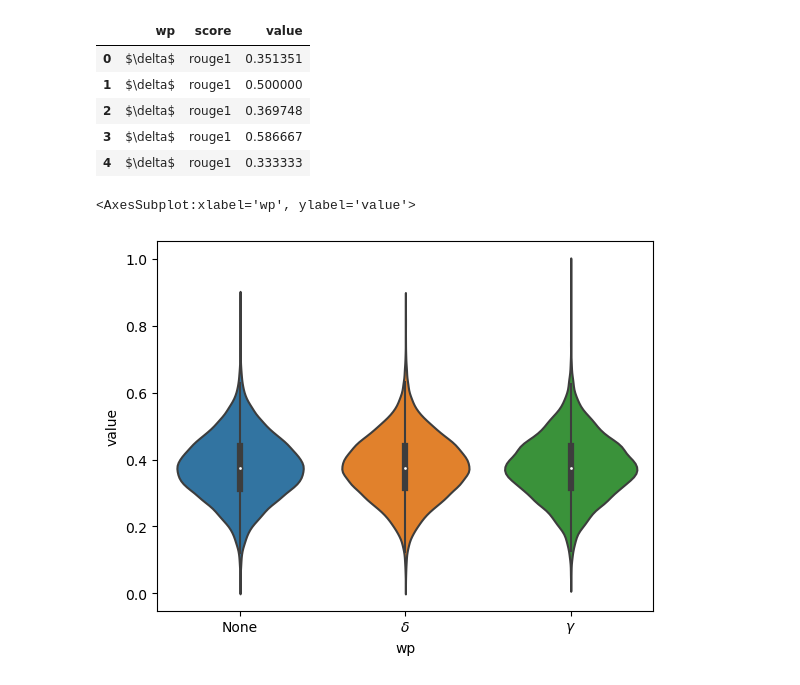
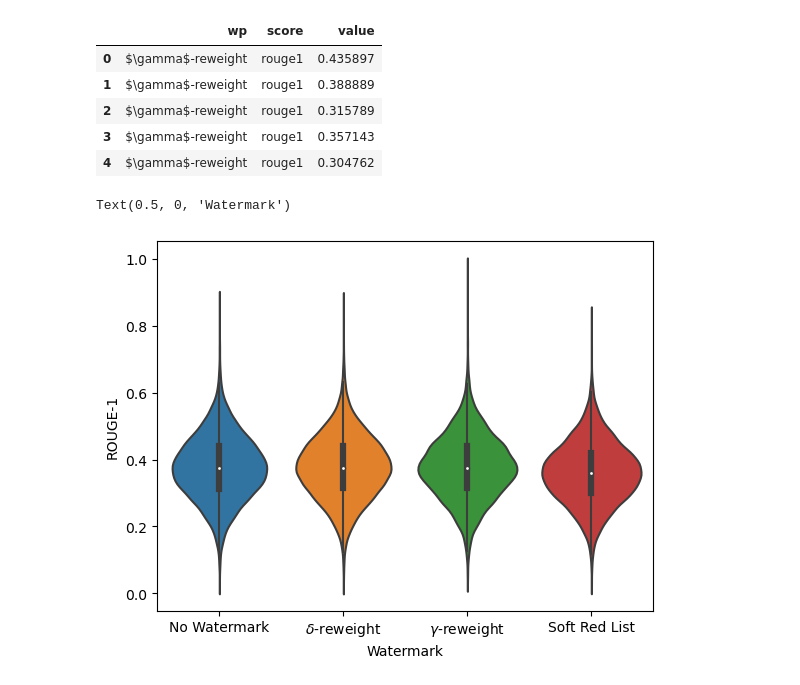
Before and after one commit to xiaoniu-578fa6bff964d005/UnbiasedWatermark, a Jupyter notebook: plot.ipynb, the cells around one changed output. Saved outputs shown, nothing was run; the diff lists cells and outputs as text; code cells hidden in the pictures.

```diff
--- a/plot.ipynb
+++ b/plot.ipynb
@@ -11,13 +11,18 @@ import json
 rouge=json.load(open('data/text_summarization_rouge.json'))
 # %%
 # nested dict to dataframe
+show_wp = ["No Watermark", "$\delta$-reweight", "$\gamma$-reweight", "Soft Red List"]
 def map_wp_str(wp_str):
     if "Delta" in wp_str:
-        return "$\delta$"
+        return show_wp[1]
     elif "Gamma" in wp_str:
-        return "$\gamma$"
+        return show_wp[2]
+    elif "John" in wp_str:
+        return show_wp[3]
+    if wp_str == "None":
+        return show_wp[0]
     else:
-        return wp_str
+        raise ValueError("Unknown watermark: {}".format(wp_str))
 df = pd.DataFrame.from_dict(
     [{"wp": map_wp_str(wp_str), "score": score_str, "value": score}
      for wp_str in rouge for score_str in rouge[wp_str] for score in rouge[wp_str][score_str]],
@@ -25,14 +30,16 @@ df = pd.DataFrame.from_dict(
 df.head()
 # %% [output]
 |  | wp | score | value |
-| 0 | $\delta$ | rouge1 | 0.351351 |
-| 1 | $\delta$ | rouge1 | 0.500000 |
-| 2 | $\delta$ | rouge1 | 0.369748 |
-| 3 | $\delta$ | rouge1 | 0.586667 |
-| 4 | $\delta$ | rouge1 | 0.333333 |
+| 0 | $\gamma$-reweight | rouge1 | 0.435897 |
+| 1 | $\gamma$-reweight | rouge1 | 0.388889 |
+| 2 | $\gamma$-reweight | rouge1 | 0.315789 |
+| 3 | $\gamma$-reweight | rouge1 | 0.357143 |
+| 4 | $\gamma$-reweight | rouge1 | 0.304762 |
 # %%
 import seaborn as sns
-sns.violinplot(data=df[df['score']=='rouge1'], x="wp", y="value",order=["None", "$\delta$", "$\gamma$"])
+sns.violinplot(data=df[df['score']=='rouge1'], x="wp", y="value",order=show_wp)
+plt.ylabel("ROUGE-1")
+plt.xlabel("Watermark")
 # %% [output]
-<AxesSubplot:xlabel='wp', ylabel='value'>
+Text(0.5, 0, 'Watermark')
-[figure, old version]
+[figure, new version]
```
Also changed, not shown: parts of 1 cell of this notebook, 13 other files.
